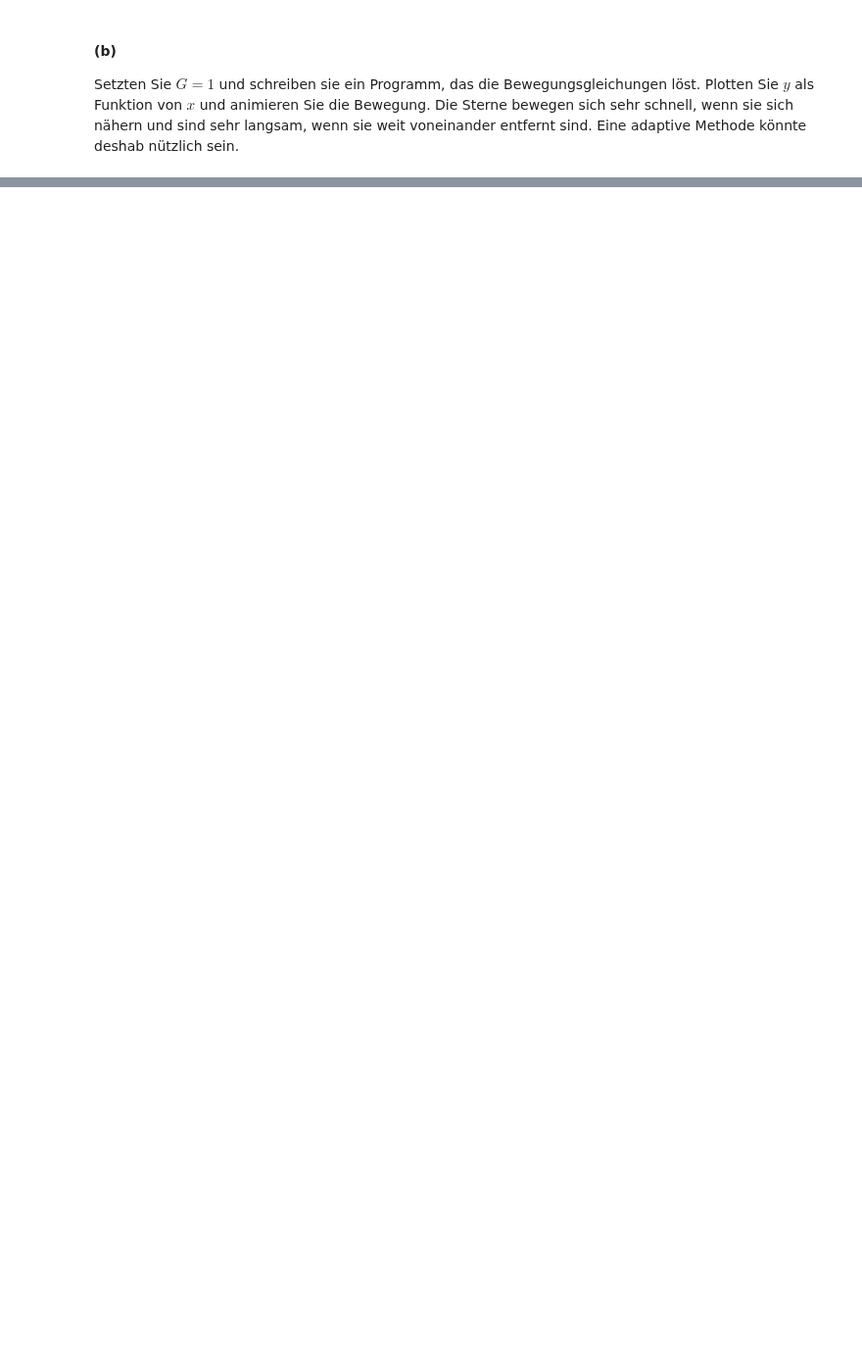
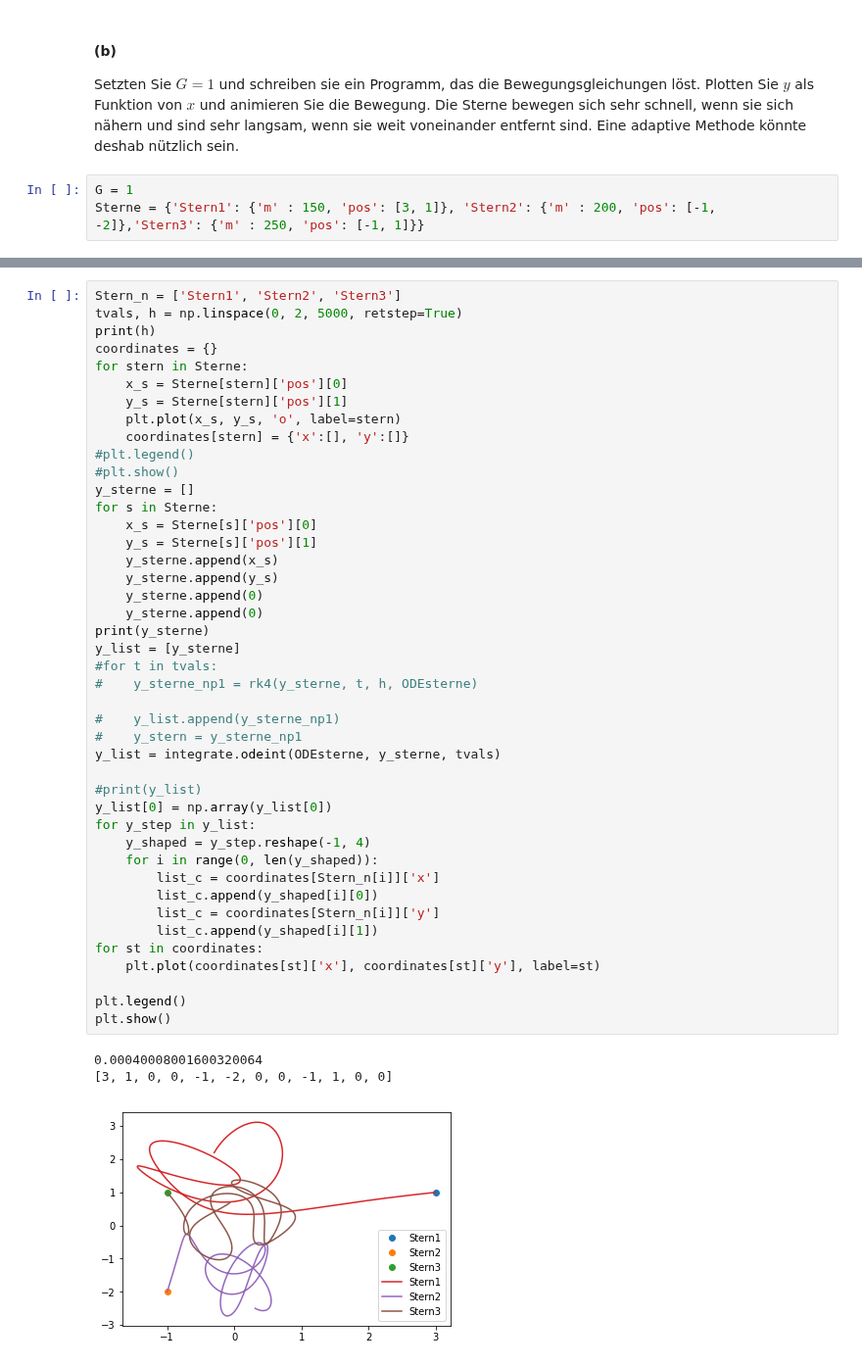
Before and after one commit to AlexandraMayer/Modellbildung-und-Simulation, a Jupyter notebook: Abgabe 2/Klassische Mechanik 2 (Meyer, Mayer).ipynb, the cells around one changed output, grey strips where cells are left out. Shown at 98% size. Cells and saved outputs as stored; diff of their text form; blank space fills up the shorter version.

```diff
--- a/Abgabe 2/Klassische Mechanik 2 (Meyer, Mayer).ipynb
+++ b/Abgabe 2/Klassische Mechanik 2 (Meyer, Mayer).ipynb
@@ -217,3 +411,6 @@ und stellen Sie die Gleichung für $\vec{r}_2$ und $\vec{r}_3$ der beiden andere
 # %% [markdown]
 #### (b)
 Setzten Sie $G=1$ und schreiben sie ein Programm, das die Bewegungsgleichungen löst. Plotten Sie $y$ als Funktion von $x$ und animieren Sie die Bewegung. Die Sterne bewegen sich sehr schnell, wenn sie sich nähern und sind sehr langsam, wenn sie weit voneinander entfernt sind. Eine adaptive Methode könnte deshab nützlich sein.
+# %%
+G = 1
+Sterne = {'Stern1': {'m' : 150, 'pos': [3, 1]}, 'Stern2': {'m' : 200, 'pos': [-1, -2]},'Stern3': {'m' : 250, 'pos': [-1, 1]}}
@@ -219,0 +452,47 @@ Setzten Sie $G=1$ und schreiben sie ein Programm, das die Bewegungsgleichungen l
+# %%
+Stern_n = ['Stern1', 'Stern2', 'Stern3']
+tvals, h = np.linspace(0, 2, 5000, retstep=True)
+print(h)
+coordinates = {}
+for stern in Sterne:
+    x_s = Sterne[stern]['pos'][0]
+    y_s = Sterne[stern]['pos'][1]
+    plt.plot(x_s, y_s, 'o', label=stern)
+    coordinates[stern] = {'x':[], 'y':[]}
+#plt.legend()
+#plt.show()
+y_sterne = []
+for s in Sterne:
+    x_s = Sterne[s]['pos'][0]
+    y_s = Sterne[s]['pos'][1]
+    y_sterne.append(x_s)
+    y_sterne.append(y_s)
+    y_sterne.append(0)
+    y_sterne.append(0)
+print(y_sterne)
+y_list = [y_sterne]
+#for t in tvals:
+#    y_sterne_np1 = rk4(y_sterne, t, h, ODEsterne)
+
+#    y_list.append(y_sterne_np1)
+#    y_stern = y_sterne_np1
+y_list = integrate.odeint(ODEsterne, y_sterne, tvals)
+
+#print(y_list)
+y_list[0] = np.array(y_list[0])
+for y_step in y_list:
+    y_shaped = y_step.reshape(-1, 4)
+    for i in range(0, len(y_shaped)):
+        list_c = coordinates[Stern_n[i]]['x']
+        list_c.append(y_shaped[i][0])
+        list_c = coordinates[Stern_n[i]]['y']
+        list_c.append(y_shaped[i][1])
+for st in coordinates:
+    plt.plot(coordinates[st]['x'], coordinates[st]['y'], label=st)
+
+plt.legend()
+plt.show()
+# %% [output]
+0.00040008001600320064
+[3, 1, 0, 0, -1, -2, 0, 0, -1, 1, 0, 0]
+[figure, added]
```
Also changed, not shown: parts of 19 cells of this notebook.
